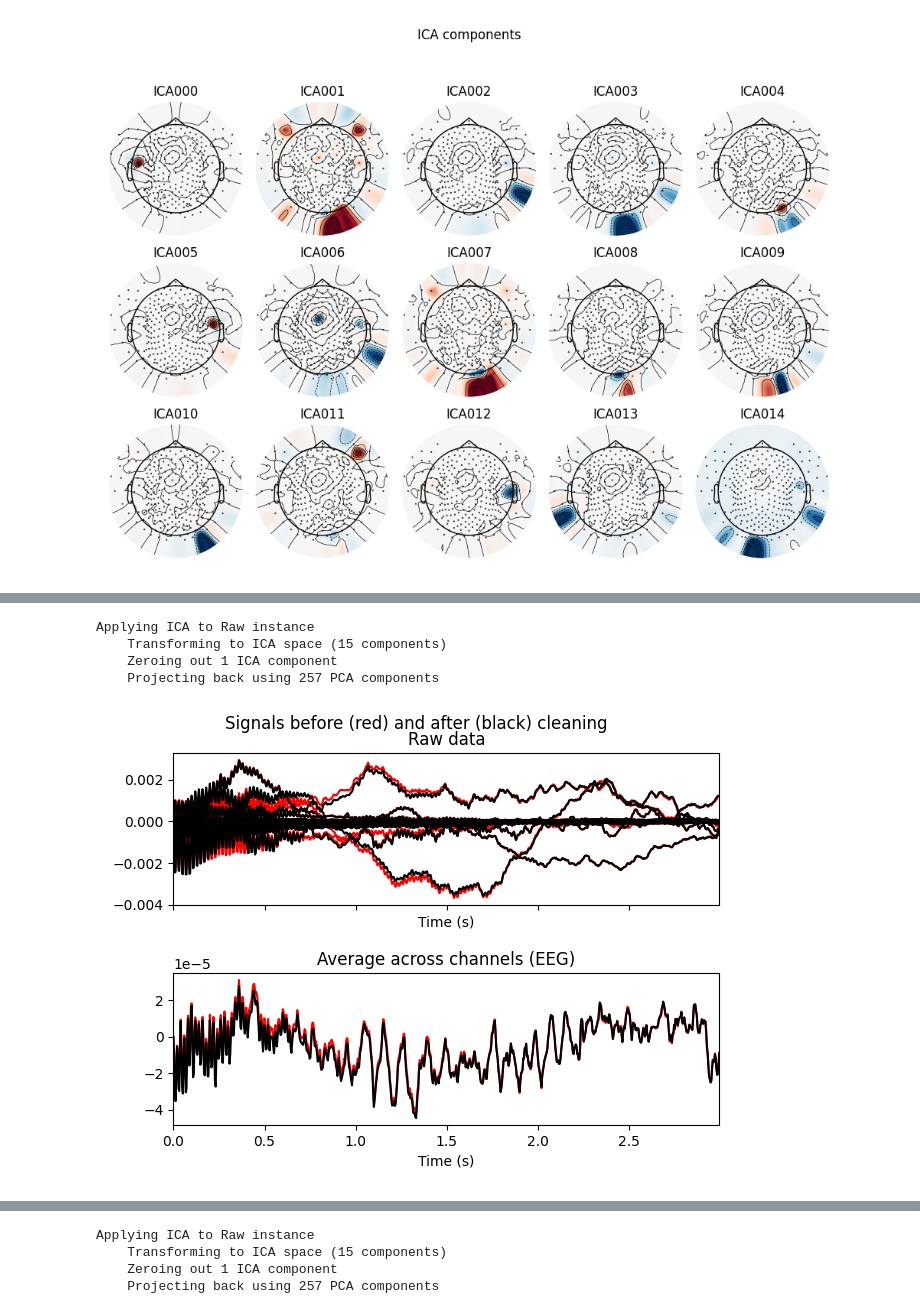
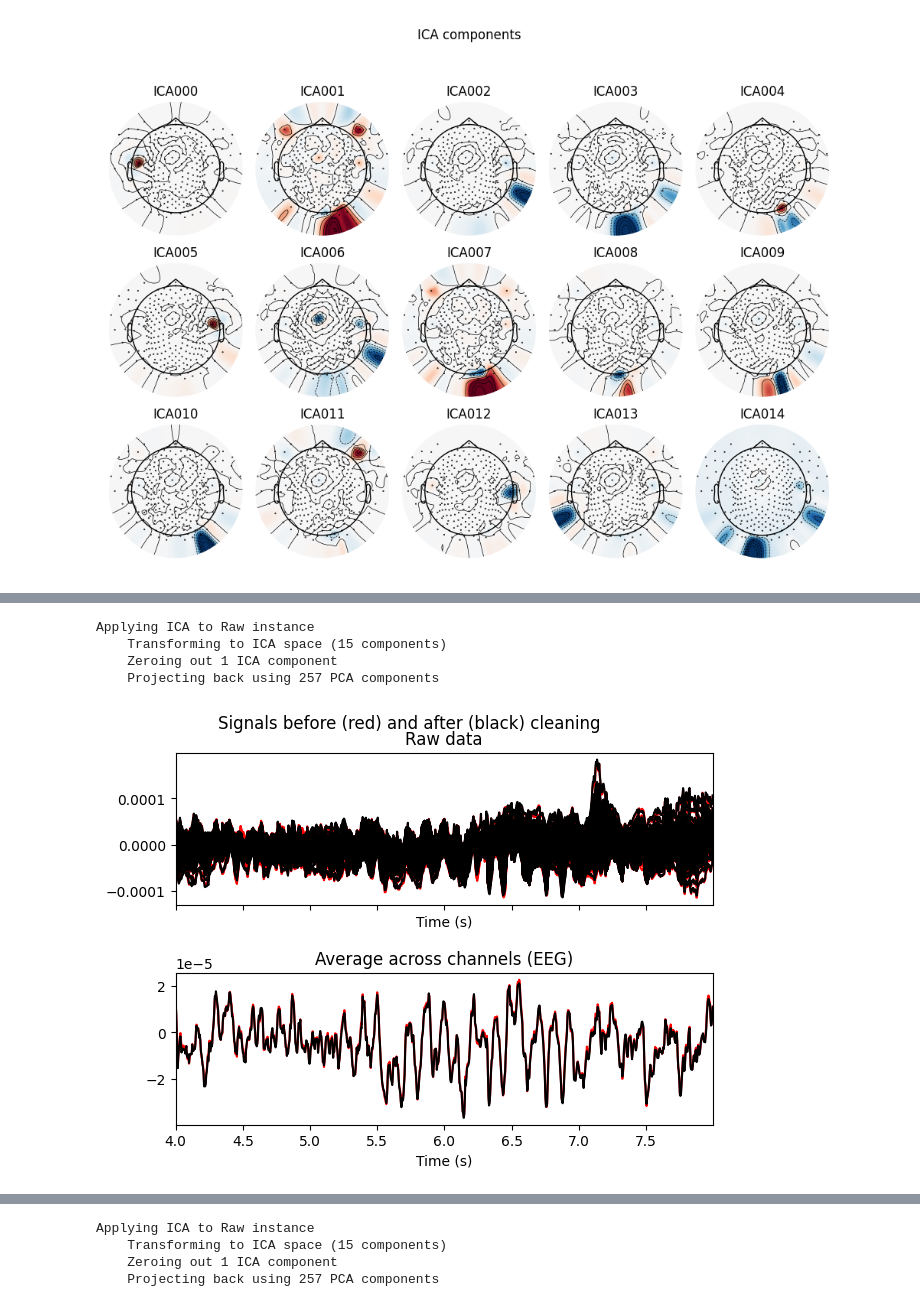
Before and after one commit to NirLab-TAU/sleepeegpy, a Jupyter notebook: notebooks/ica.ipynb, the cells around one changed output, grey strips where cells are left out. Drawn from its saved outputs; the diff is of its cells as text; code cells hidden in the pictures.

```diff
--- a/notebooks/ica.ipynb
+++ b/notebooks/ica.ipynb
@@ -67,5 +95,3 @@ ica_pipe.plot_components()
 # %% [output]
 Warning: Cannot change to a different GUI toolkit: qt. Using widget instead.
 [figure]
-# %%
-ica_pipe.mne_raw.load_data()
@@ -94,8 +121,8 @@ No baseline correction applied
 # %%
-ica_pipe.plot_overlay(exclude=[7], picks='eeg')
+ica_pipe.plot_overlay(start=1000, stop=2000, exclude=[7], picks='eeg')
 # %% [output]
 Applying ICA to Raw instance
     Transforming to ICA space (15 components)
     Zeroing out 1 ICA component
     Projecting back using 257 PCA components
-[figure, old version]
+[figure, new version]
```
Also changed, not shown: parts of 17 cells of this notebook, 9 other files.
